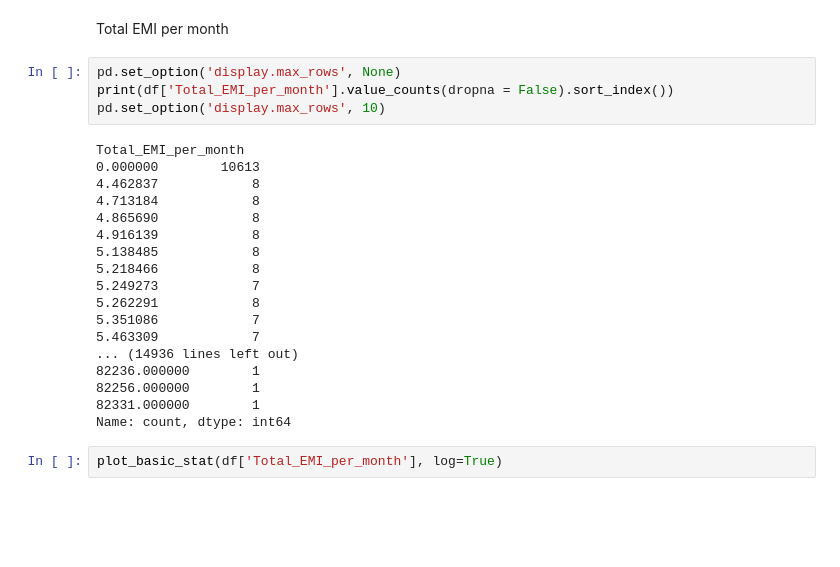
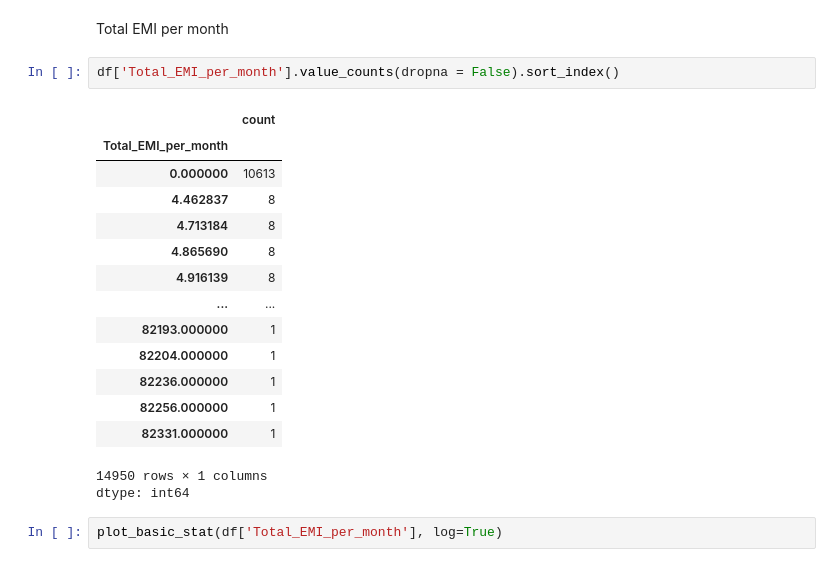
Before and after one commit to PaisleyZuo/Credit-Score-Classification, a Jupyter notebook: Credit_score_classification.ipynb, the cells around one changed output. Saved outputs shown, nothing was run; the diff lists cells and outputs as text; blank space fills up the shorter version.

```diff
--- a/Credit_score_classification.ipynb
+++ b/Credit_score_classification.ipynb
@@ -794,28 +783,24 @@ plt.show()
 [figure]
 # %% [markdown]
 Total EMI per month
-# %%
-pd.set_option('display.max_rows', None)
-print(df['Total_EMI_per_month'].value_counts(dropna = False).sort_index())
-pd.set_option('display.max_rows', 10)
-# %% [output]
-Total_EMI_per_month
-0.000000        10613
-4.462837            8
-4.713184            8
-4.865690            8
-4.916139            8
-5.138485            8
-5.218466            8
-5.249273            7
-5.262291            8
-5.351086            7
-5.463309            7
-... (14936 lines left out)
-82236.000000        1
-82256.000000        1
-82331.000000        1
-Name: count, dtype: int64
+# %%
+df['Total_EMI_per_month'].value_counts(dropna = False).sort_index()
+# %% [output]
+|  | count |
+| Total_EMI_per_month |  |
+| 0.000000 | 10613 |
+| 4.462837 | 8 |
+| 4.713184 | 8 |
+| 4.865690 | 8 |
+| 4.916139 | 8 |
+| ... | ... |
+| 82193.000000 | 1 |
+| 82204.000000 | 1 |
+| 82236.000000 | 1 |
+| 82256.000000 | 1 |
+| 82331.000000 | 1 |
+14950 rows × 1 columns
+dtype: int64
 # %%
 plot_basic_stat(df['Total_EMI_per_month'], log=True)
 # %% [output]
```
Also changed, not shown: parts of 7 cells of this notebook.
